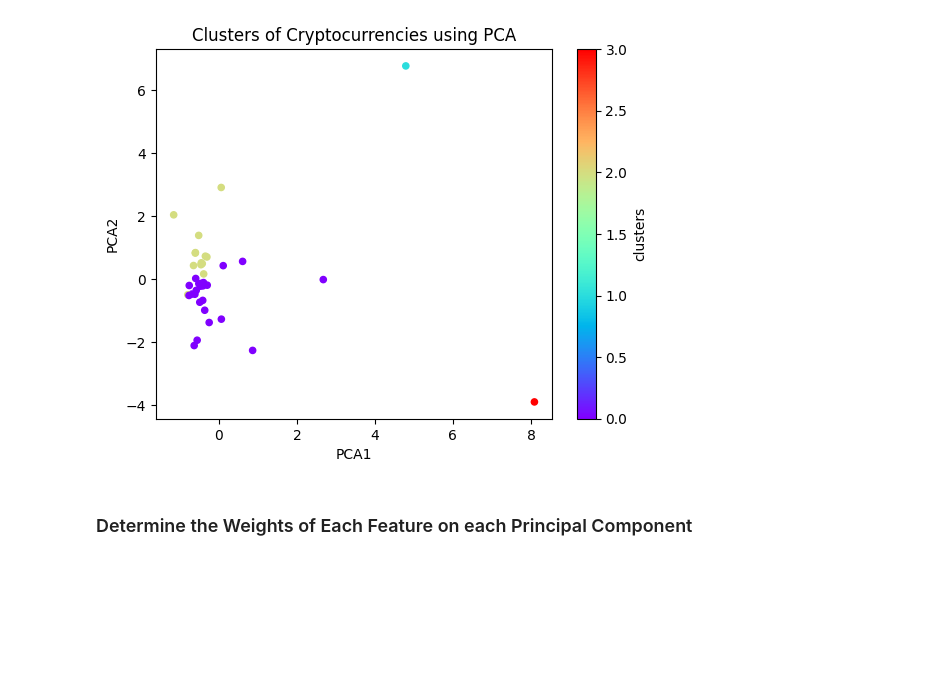
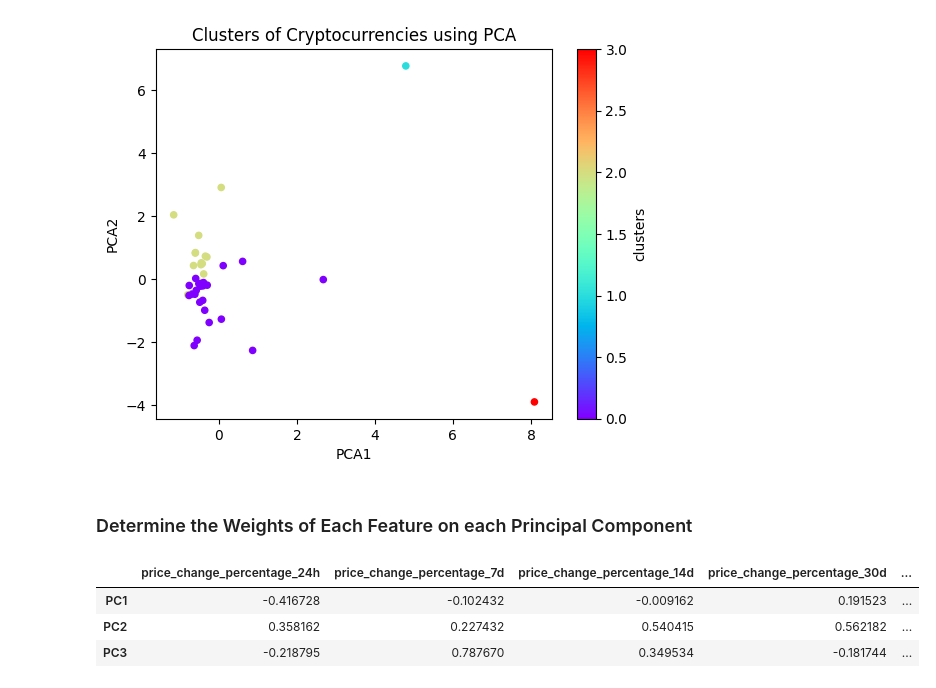
Before and after one commit to kashif45z2003/CryptoClustering, a Jupyter notebook: Crypto_Clustering.ipynb, the cells around one changed output. Saved outputs shown, nothing was run; the diff lists cells and outputs as text; code cells hidden in the pictures; blank space fills up the shorter version.

Commit message:
Final submission: Crypto Clustering project

```diff
--- a/Crypto_Clustering.ipynb
+++ b/Crypto_Clustering.ipynb
@@ -44,14 +44,7 @@ scaler = StandardScaler()
 scaler_data = scaler.fit_transform(market_data_df)
 # %%
 # Create a DataFrame with the scaled data
-scaler_df = pd.DataFrame(scaler_data, columns=market_data_df.columns)
-
-# Copy the crypto names from the original data
-scaler_df["coin_id"] = market_data_df.index
-
-
-# Set the coinid column as index
-scaler_df = scaler_df.set_index("coin_id")
+scaler_df = pd.DataFrame(scaler_data, columns=market_data_df.columns, index=market_data_df.index)
 
 # Display sample data
 scaler_df.head()
@@ -326,7 +308,20 @@ clustered_pca_df.plot.scatter(x="PCA1", y="PCA2", c="clusters", colormap="rainbo
 # %%
 # Use the columns from the original scaled DataFrame as the index.
 # This will allow you to retrieve the original data after the inverse transformation.
-pca_df.index = scaler_df.index
+# Extract feature weights (loadings) for each principal component
+pca_weights_df = pd.DataFrame(
+    pca.components_,  # The PCA components (weights)
+    columns=scaler_df.columns,  # Feature names
+    index=['PC1', 'PC2', 'PC3']  # Name the rows as PC1, PC2, and PC3
+)
+
+# Display the feature weights
+pca_weights_df
+# %% [output]
+|  | price_change_percentage_24h | price_change_percentage_7d | price_change_percentage_14d | price_change_percentage_30d | ... |
+| PC1 | -0.416728 | -0.102432 | -0.009162 | 0.191523 | ... |
+| PC2 | 0.358162 | 0.227432 | 0.540415 | 0.562182 | ... |
+| PC3 | -0.218795 | 0.787670 | 0.349534 | -0.181744 | ... |
 # %% [markdown]
 #### Answer the following question:
 
```
Also changed, not shown: parts of 2 cells of this notebook.
